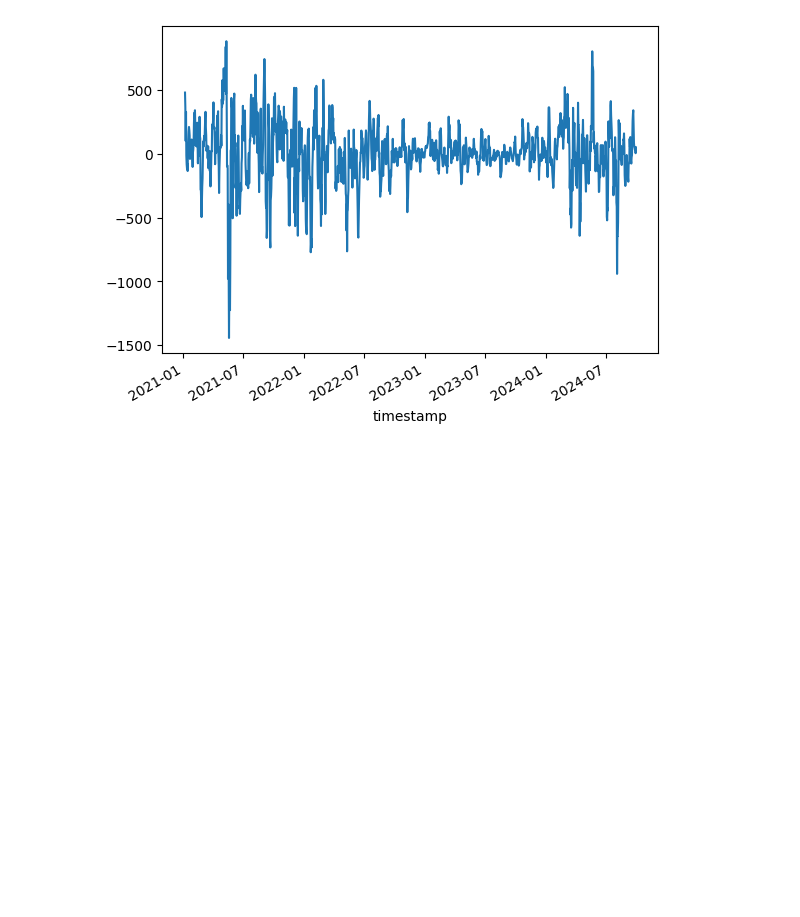
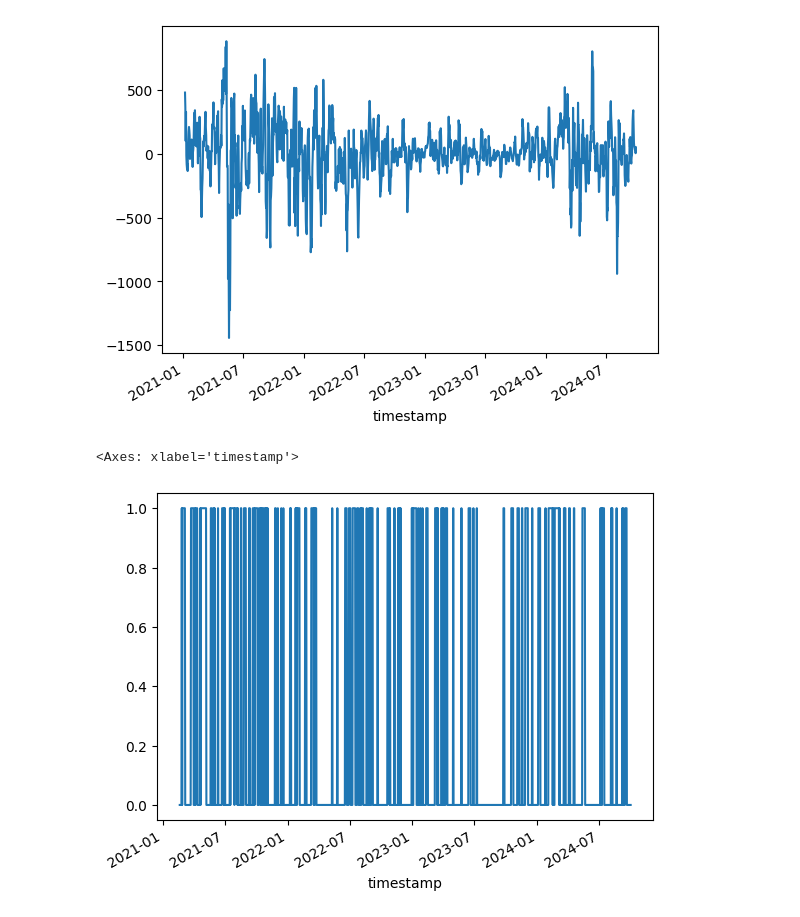
Before and after one commit to AxelGard/cira-examples, a Jupyter notebook: finding_featrues.ipynb, the cells around one changed output. Drawn from its saved outputs; the diff is of its cells as text; code cells hidden in the pictures; blank space fills up the shorter version.

```diff
--- a/finding_featrues.ipynb
+++ b/finding_featrues.ipynb
@@ -82,6 +47,7 @@ def create_buy_signal(df, threshold=0.05, forward_days=5):
     return (price_change > threshold).astype(int)
 
 df = data.copy()
+df["price"] = data["close"]
 df['buy_signal'] = create_buy_signal(df)
 
 df['MA5'] = df['price'].rolling(window=5).mean()
@@ -96,3 +62,8 @@ df_clean = df.dropna()
 
 X = df_clean[['MA5', 'MA20', 'MA50', 'momentum', 'volatility']]
 y = df_clean['buy_signal']
+# %%
+y.plot()
+# %% [output]
+<Axes: xlabel='timestamp'>
+[figure, added]
```
Also changed, not shown: parts of 3 cells of this notebook, 1 other file.
